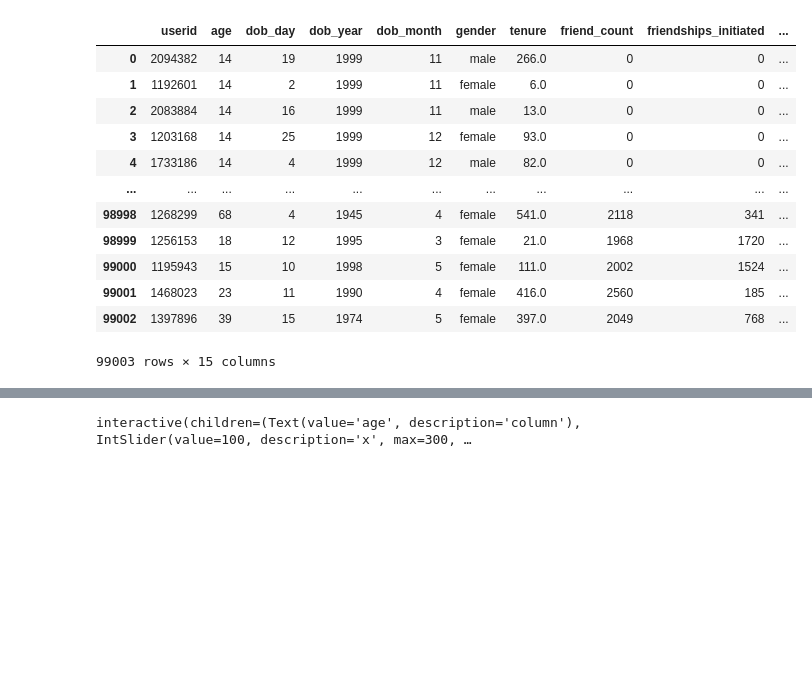
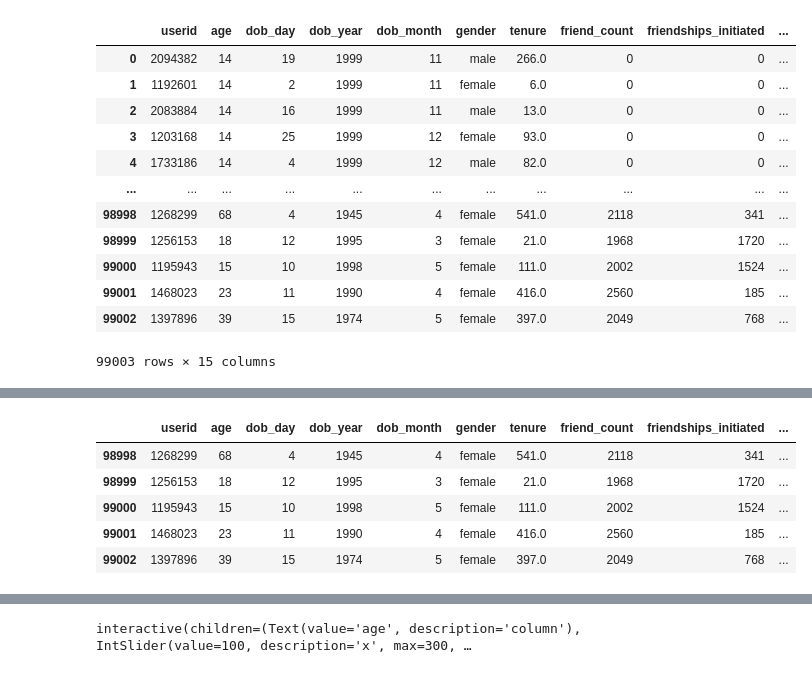
Before and after one commit to Themoonflow/DataMeshNetwork, a Jupyter notebook: SQL_InterAct.ipynb, the cells around one changed output, grey strips where cells are left out. Saved outputs shown, nothing was run; the diff lists cells and outputs as text; code cells hidden in the pictures; blank space fills up the shorter version.

```diff
--- a/SQL_InterAct.ipynb
+++ b/SQL_InterAct.ipynb
@@ -67,0 +126,9 @@ fbData.describe()
+# %%
+fbData.tail()
+# %% [output]
+|  | userid | age | dob_day | dob_year | dob_month | gender | tenure | friend_count | friendships_initiated | ... |
+| 98998 | 1268299 | 68 | 4 | 1945 | 4 | female | 541.0 | 2118 | 341 | ... |
+| 98999 | 1256153 | 18 | 12 | 1995 | 3 | female | 21.0 | 1968 | 1720 | ... |
+| 99000 | 1195943 | 15 | 10 | 1998 | 5 | female | 111.0 | 2002 | 1524 | ... |
+| 99001 | 1468023 | 23 | 11 | 1990 | 4 | female | 416.0 | 2560 | 185 | ... |
+| 99002 | 1397896 | 39 | 15 | 1974 | 5 | female | 397.0 | 2049 | 768 | ... |
```
Also changed, not shown: parts of 8 cells of this notebook.
